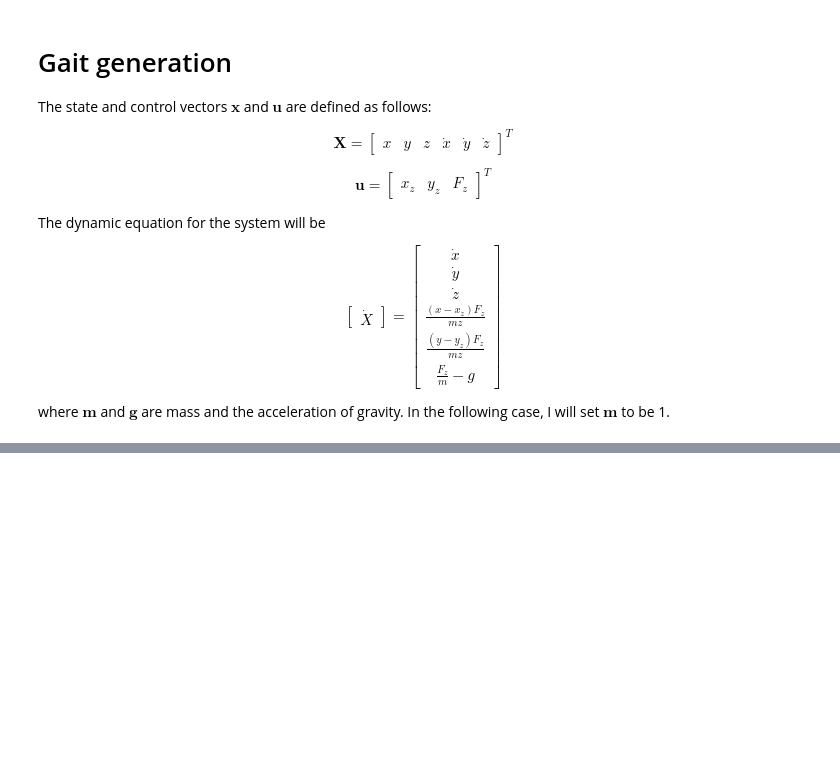
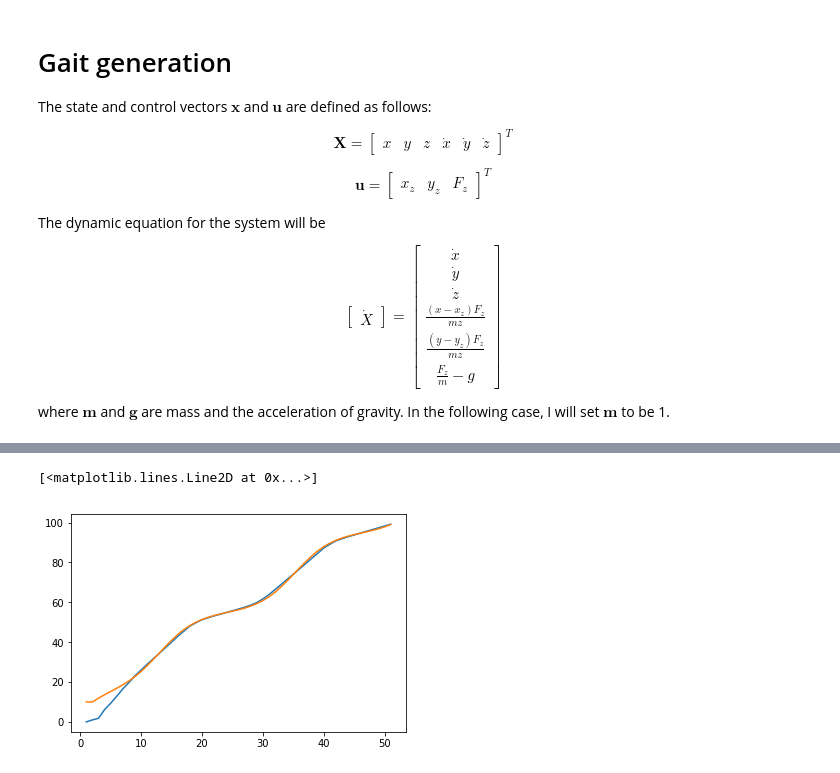
Before and after one commit to Charvelau/test, a Jupyter notebook: gaitgen.ipynb, the cells around one changed output, grey strips where cells are left out. Saved outputs shown, nothing was run; the diff lists cells and outputs as text; code cells hidden in the pictures; blank space fills up the shorter version.

```diff
--- a/gaitgen.ipynb
+++ b/gaitgen.ipynb
@@ -214,0 +376,6 @@ array([[  5.12916707e-03,   8.71994516e-03,   1.00000000e+02],
+# %%
+plt.plot(xindex,xs[:,0])
+plt.plot(xindex,x_path[:,0])
+# %% [output]
+[<matplotlib.lines.Line2D at 0x...>]
+[figure, added]
```
Also changed, not shown: parts of 14 cells of this notebook.
